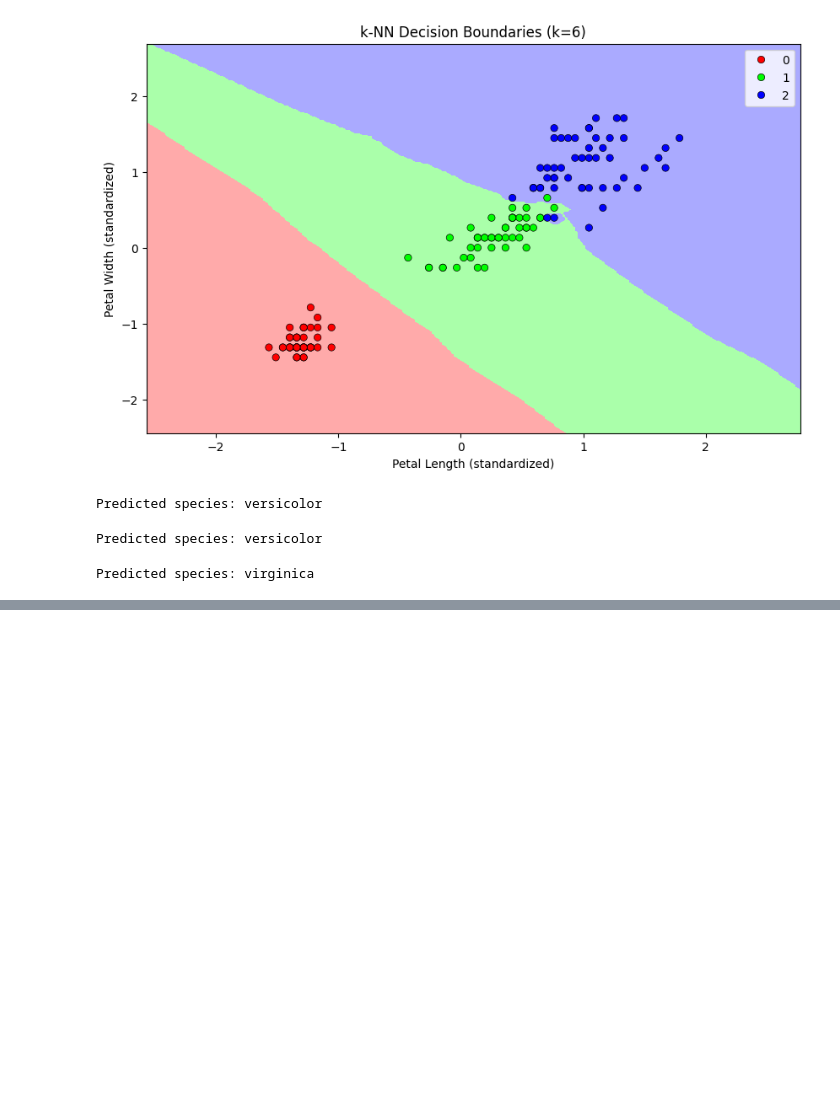
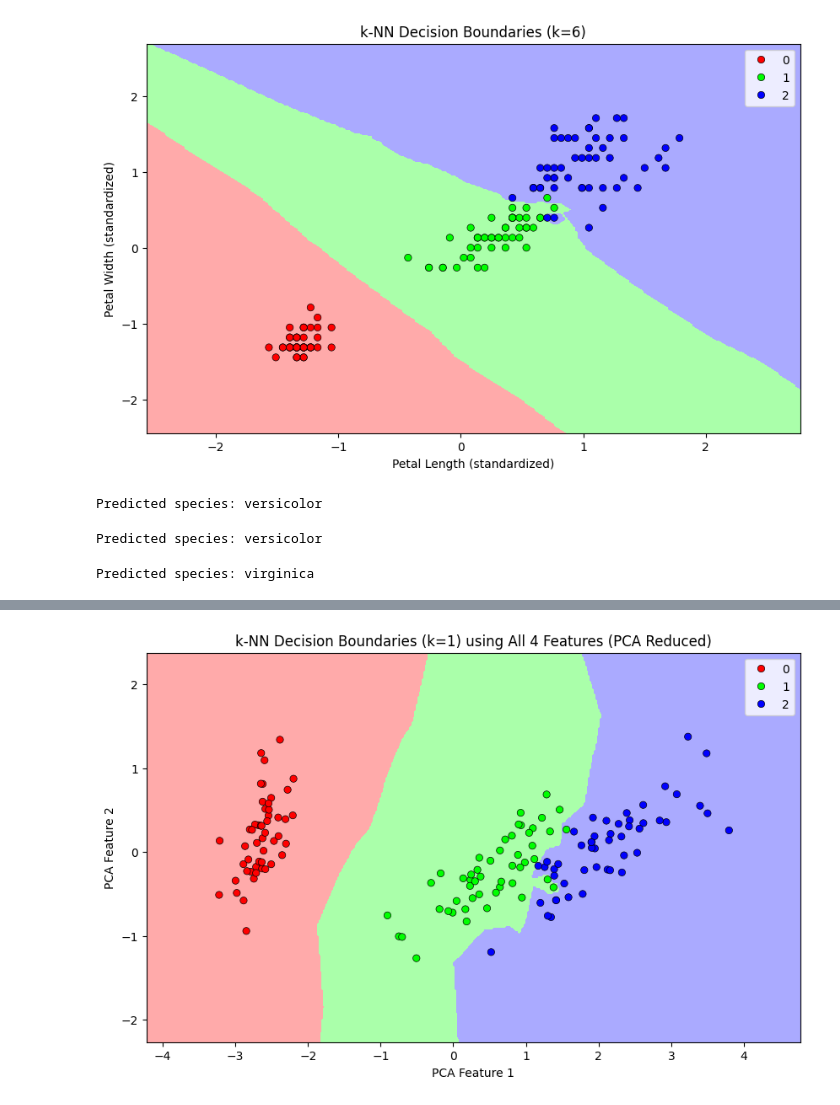
Before and after one commit to JiaYiBee/FIT3164, a Jupyter notebook: KenYangKNN.ipynb, the cells around one changed output, grey strips where cells are left out. Cells and saved outputs as stored; diff of their text form; code cells hidden in the pictures; blank space fills up the shorter version.

Commit message:
Chew Ken Yang - 6/10/2024 - KNN
Added PCA to reduce the dimension to 2.

```diff
--- a/KenYangKNN.ipynb
+++ b/KenYangKNN.ipynb
@@ -497,0 +527,47 @@ Predicted species: virginica
+# %%
+# Extract species into numerical values
+label_encoder = LabelEncoder()
+y_encoded = label_encoder.fit_transform(y)
+
+# Function to plot decision boundaries
+def plot_decision_boundaries(X, y, classifier, title):
+    h = 0.02
+    x_min, x_max = X[:, 0].min() - 1, X[:, 0].max() + 1
+    y_min, y_max = X[:, 1].min() - 1, X[:, 1].max() + 1
+    xx, yy = np.meshgrid(np.arange(x_min, x_max, h),
+                         np.arange(y_min, y_max, h))
+
+    Z = classifier.predict(np.c_[xx.ravel(), yy.ravel()])
+    Z = np.asarray(Z, dtype=np.float32)
+    Z = Z.reshape(xx.shape)
+
+    cmap_light = ListedColormap(['#FFAAAA', '#AAFFAA', '#AAAAFF'])
+    cmap_bold = ListedColormap(['#FF0000', '#00FF00', '#0000FF'])
+
+    plt.figure(figsize=(10, 6))
+    plt.contourf(xx, yy, Z, cmap=cmap_light)
+    sns.scatterplot(x=X[:, 0], y=X[:, 1], hue=y, palette=cmap_bold.colors, edgecolor='k')
+
+    plt.xlabel('PCA Feature 1')
+    plt.ylabel('PCA Feature 2')
+    plt.title(title)
+    plt.show()
+
+# Perform PCA to reduce features to 2 dimensions
+pca_all = PCA(n_components=2)
+X_pca_all = pca_all.fit_transform(X)
+
+# Split the dataset into 80% training and 20% testing data using all features (PCA-reduced)
+X_train_all, X_test_all, y_train_all, y_test_all = train_test_split(
+    X_pca_all, y_encoded, test_size=0.2, random_state=42, stratify=y_encoded
+)
+
+# Train KNN on the reduced PCA data
+optimal_k_all = k_values[np.argmax(cv_scores_all)]  # Define the optimal k for demonstration
+knn_pca = KNeighborsClassifier(n_neighbors=optimal_k_all, weights='distance')
+knn_pca.fit(X_train_all, y_train_all)
+
+# Plot the decision boundaries using PCA-reduced data
+plot_decision_boundaries(X_pca_all, y_encoded, knn_pca, f'k-NN Decision Boundaries (k={optimal_k_all}) using All 4 Features (PCA Reduced)')
+# %% [output]
+[figure, added]
```
Also changed, not shown: parts of 2 cells of this notebook.
